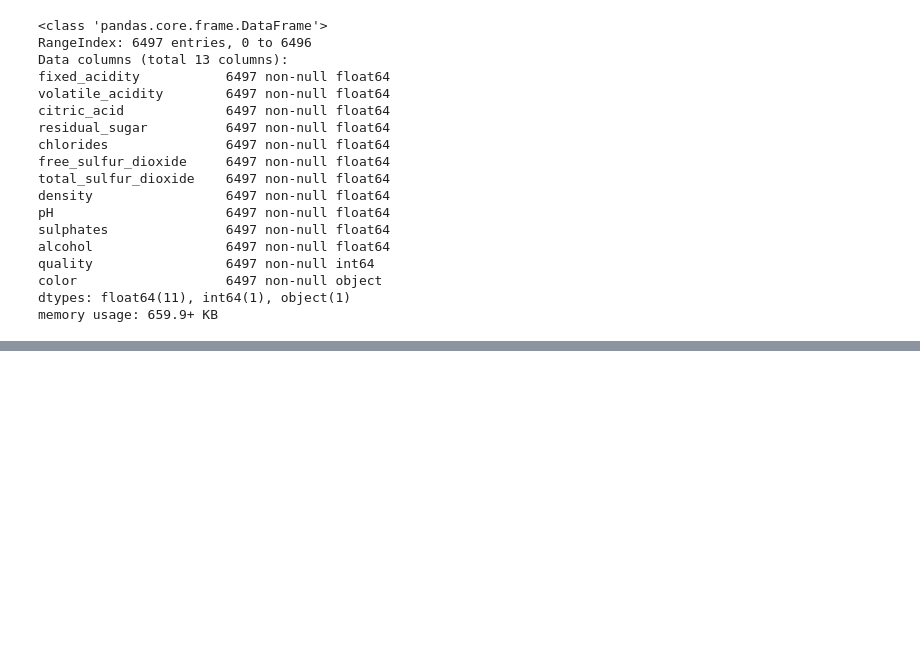
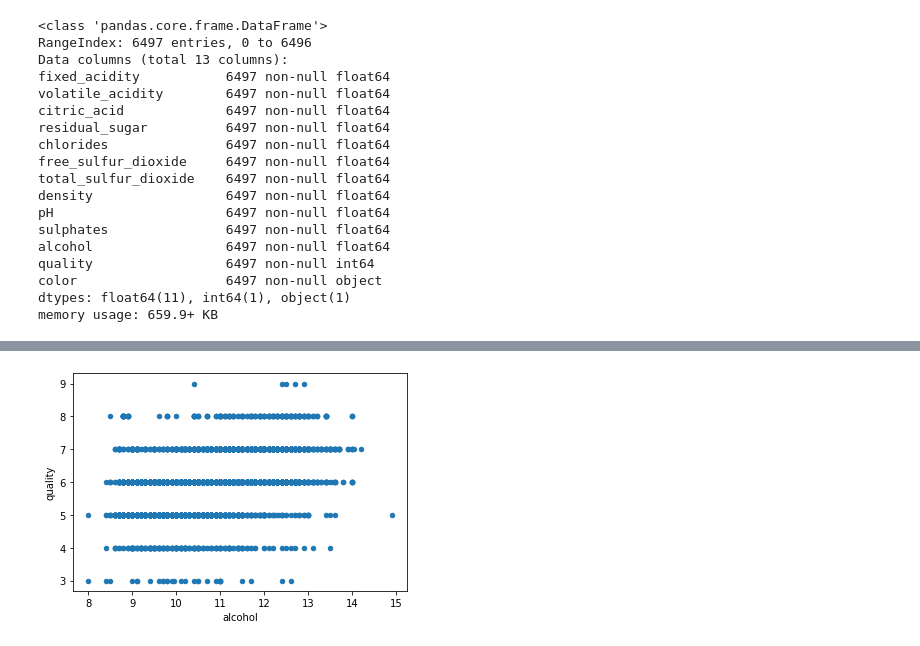
Before and after one commit to N431M/wine, a Jupyter notebook: gathering, assessing and appending data.ipynb, the cells around one changed output, grey strips where cells are left out. Saved outputs shown, nothing was run; the diff lists cells and outputs as text; code cells hidden in the pictures; blank space fills up the shorter version.

```diff
--- a/gathering, assessing and appending data.ipynb
+++ b/gathering, assessing and appending data.ipynb
@@ -103,0 +121,5 @@ memory usage: 659.9+ KB
+# %%
+#using plot function for particular feature
+wine_df.plot(x="alcohol",y='quality', kind="scatter");
+# %% [output]
+[figure, added]
```
Also changed, not shown: parts of 4 cells of this notebook.
